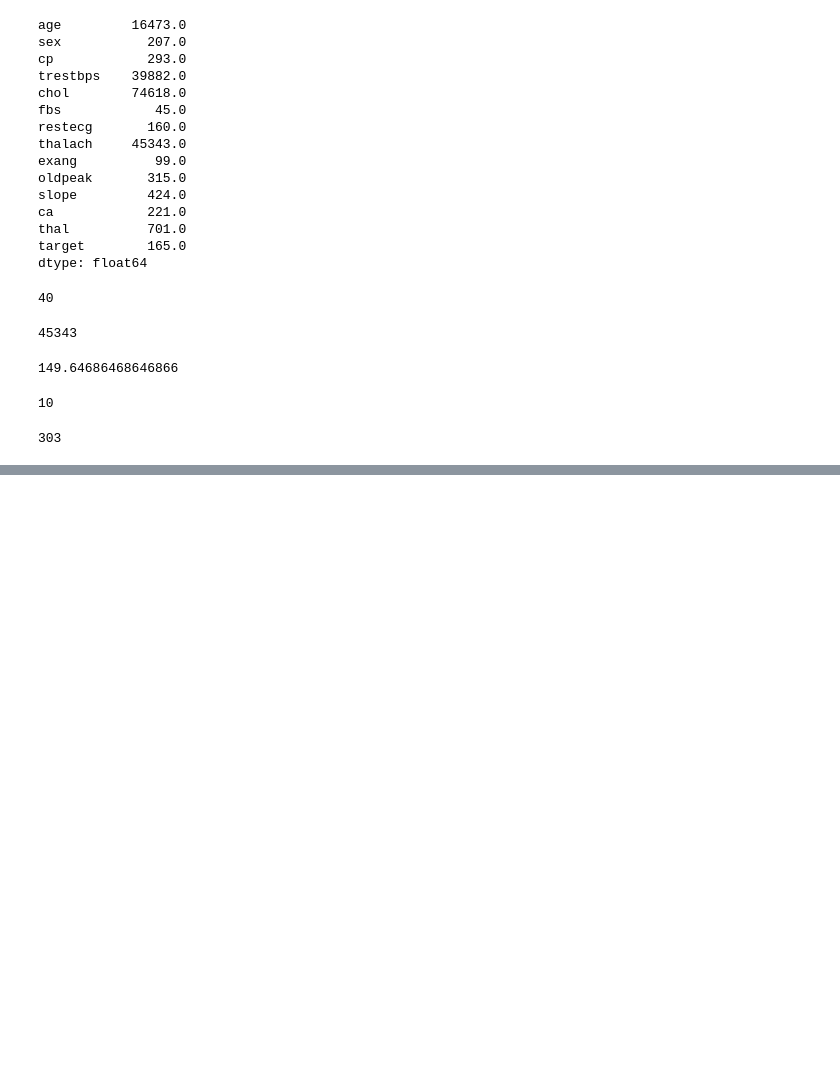
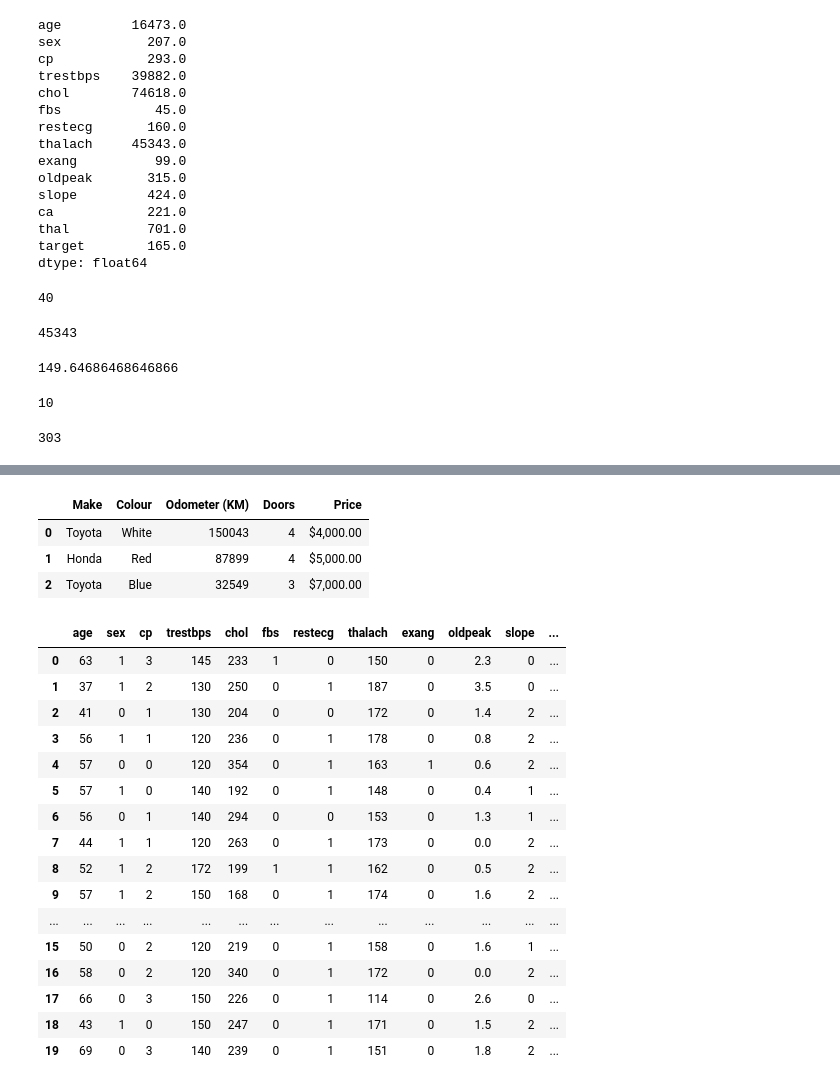
Before and after one commit to edwardsmoses/first-machine-learning-project, a Jupyter notebook: learningPandas.ipynb, the cells around one changed output, grey strips where cells are left out. Cells and saved outputs as stored; diff of their text form; code cells hidden in the pictures; blank space fills up the shorter version.

```diff
--- a/learningPandas.ipynb
+++ b/learningPandas.ipynb
@@ -243,0 +278,27 @@ len(heart_disease)
+# %%
+car_sales.head(3)
+# %% [output]
+|  | Make | Colour | Odometer (KM) | Doors | Price |
+| 0 | Toyota | White | 150043 | 4 | $4,000.00 |
+| 1 | Honda | Red | 87899 | 4 | $5,000.00 |
+| 2 | Toyota | Blue | 32549 | 3 | $7,000.00 |
+# %%
+heart_disease.head(20)
+# %% [output]
+|  | age | sex | cp | trestbps | chol | fbs | restecg | thalach | exang | oldpeak | slope | ... |
+| 0 | 63 | 1 | 3 | 145 | 233 | 1 | 0 | 150 | 0 | 2.3 | 0 | ... |
+| 1 | 37 | 1 | 2 | 130 | 250 | 0 | 1 | 187 | 0 | 3.5 | 0 | ... |
+| 2 | 41 | 0 | 1 | 130 | 204 | 0 | 0 | 172 | 0 | 1.4 | 2 | ... |
+| 3 | 56 | 1 | 1 | 120 | 236 | 0 | 1 | 178 | 0 | 0.8 | 2 | ... |
+| 4 | 57 | 0 | 0 | 120 | 354 | 0 | 1 | 163 | 1 | 0.6 | 2 | ... |
+| 5 | 57 | 1 | 0 | 140 | 192 | 0 | 1 | 148 | 0 | 0.4 | 1 | ... |
+| 6 | 56 | 0 | 1 | 140 | 294 | 0 | 0 | 153 | 0 | 1.3 | 1 | ... |
+| 7 | 44 | 1 | 1 | 120 | 263 | 0 | 1 | 173 | 0 | 0.0 | 2 | ... |
+| 8 | 52 | 1 | 2 | 172 | 199 | 1 | 1 | 162 | 0 | 0.5 | 2 | ... |
+| 9 | 57 | 1 | 2 | 150 | 168 | 0 | 1 | 174 | 0 | 1.6 | 2 | ... |
+| ... | ... | ... | ... | ... | ... | ... | ... | ... | ... | ... | ... | ... |
+| 15 | 50 | 0 | 2 | 120 | 219 | 0 | 1 | 158 | 0 | 1.6 | 1 | ... |
+| 16 | 58 | 0 | 2 | 120 | 340 | 0 | 1 | 172 | 0 | 0.0 | 2 | ... |
+| 17 | 66 | 0 | 3 | 150 | 226 | 0 | 1 | 114 | 0 | 2.6 | 0 | ... |
+| 18 | 43 | 1 | 0 | 150 | 247 | 0 | 1 | 171 | 0 | 1.5 | 2 | ... |
+| 19 | 69 | 0 | 3 | 140 | 239 | 0 | 1 | 151 | 0 | 1.8 | 2 | ... |
```
Also changed, not shown: parts of 32 cells of this notebook.
